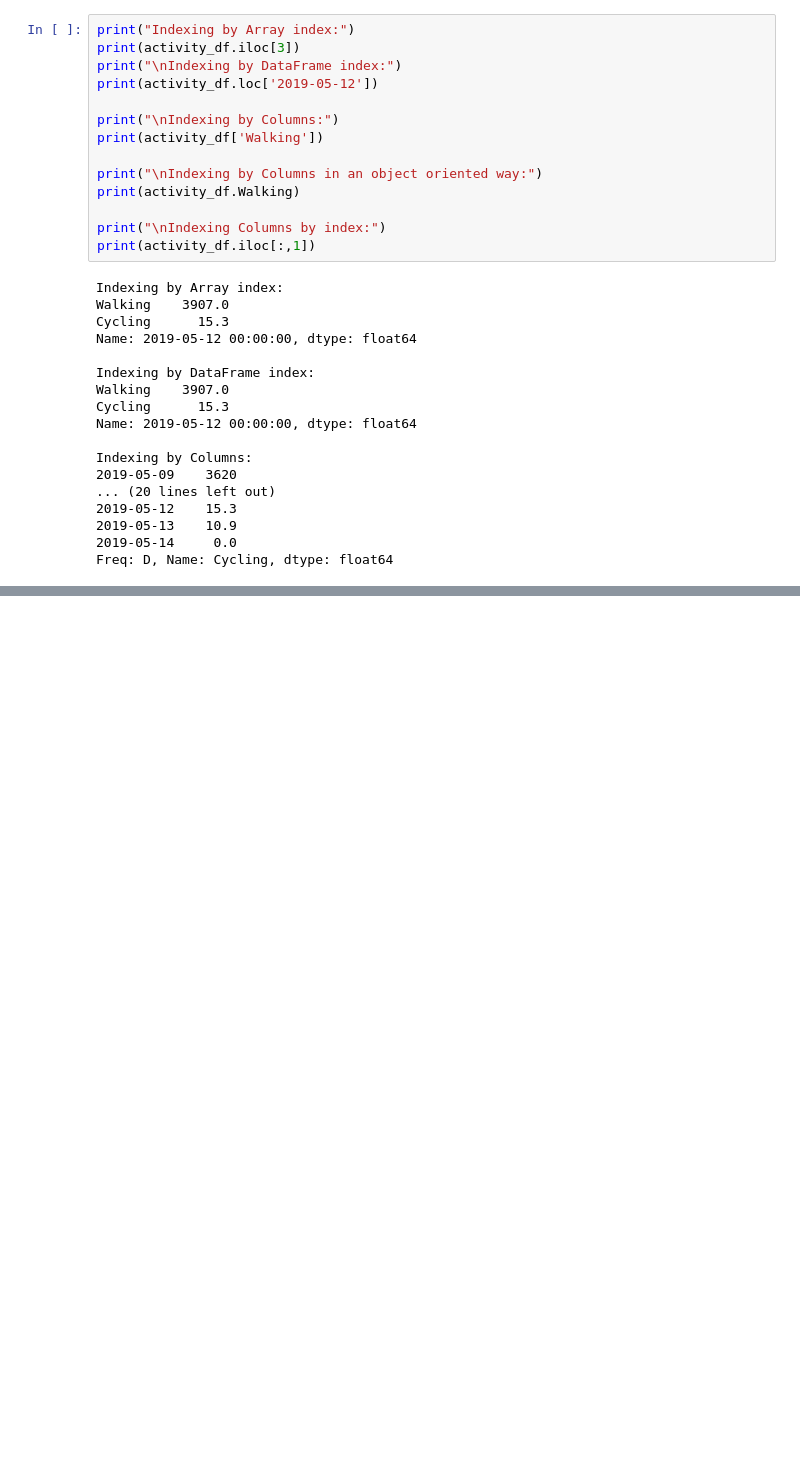
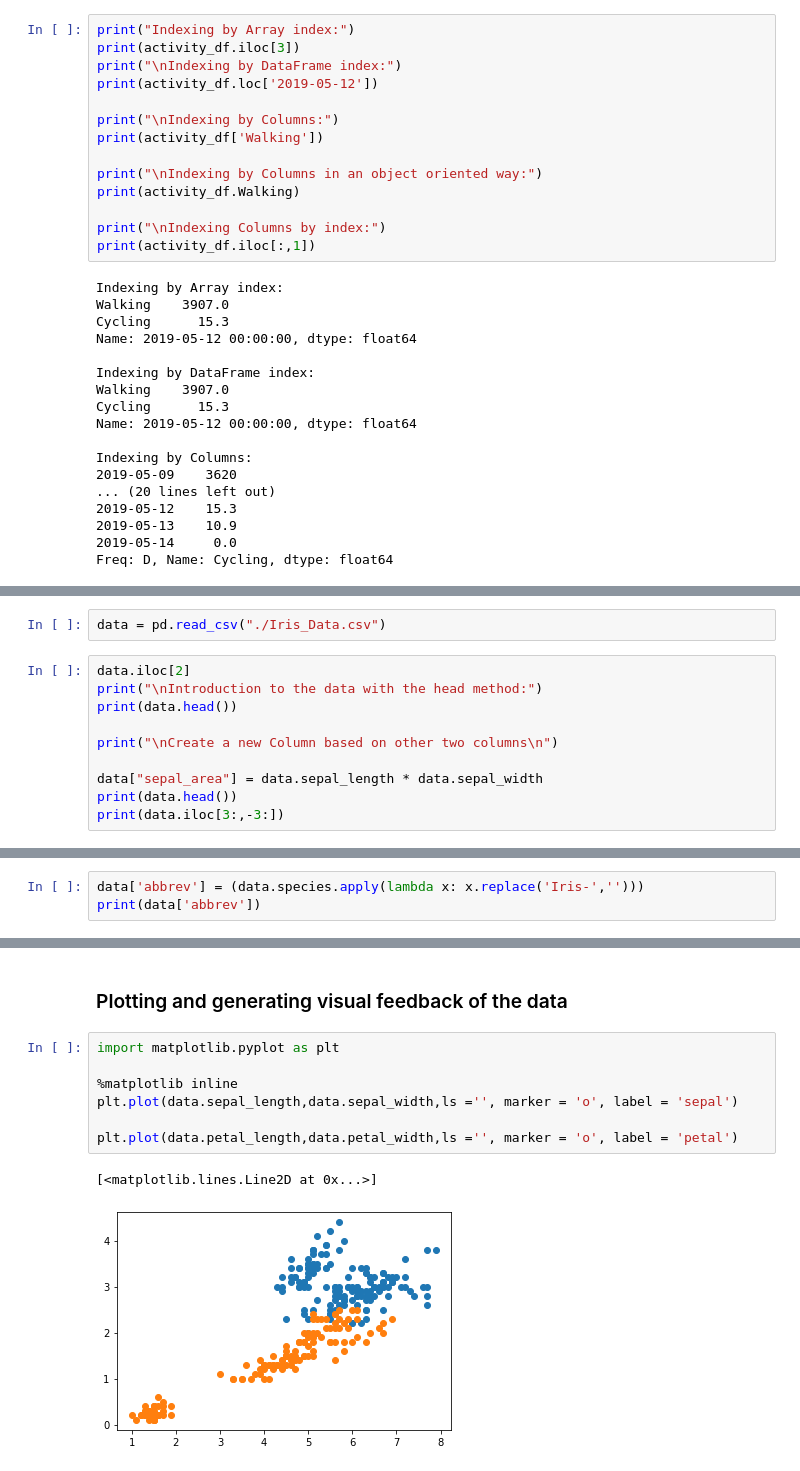
Before and after one commit to gtfuhr/ml, a Jupyter notebook: pandas/Pandas.ipynb, the cells around one changed output, grey strips where cells are left out. Drawn from its saved outputs; the diff is of its cells as text; blank space fills up the shorter version.

Commit message:
Add data plotting and data scattering examples with the Iris dataset

```diff
--- a/pandas/Pandas.ipynb
+++ b/pandas/Pandas.ipynb
@@ -152,0 +145,12 @@ Freq: D, Name: Cycling, dtype: float64
+# %%
+data = pd.read_csv("./Iris_Data.csv")
+# %%
+data.iloc[2]
+print("\nIntroduction to the data with the head method:")
+print(data.head())
+
+print("\nCreate a new Column based on other two columns\n")
+
+data["sepal_area"] = data.sepal_length * data.sepal_width
+print(data.head())
+print(data.iloc[3:,-3:])
@@ -152,0 +177,3 @@ Freq: D, Name: Cycling, dtype: float64
+# %%
+data['abbrev'] = (data.species.apply(lambda x: x.replace('Iris-','')))
+print(data['abbrev'])
@@ -152,0 +270,12 @@ Freq: D, Name: Cycling, dtype: float64
+# %% [markdown]
+### Plotting and generating visual feedback of the data
+# %%
+import matplotlib.pyplot as plt
+
+%matplotlib inline
+plt.plot(data.sepal_length,data.sepal_width,ls ='', marker = 'o', label = 'sepal')
+
+plt.plot(data.petal_length,data.petal_width,ls ='', marker = 'o', label = 'petal')
+# %% [output]
+[<matplotlib.lines.Line2D at 0x...>]
+[figure, added]
```
Also changed, not shown: parts of 20 cells of this notebook.
